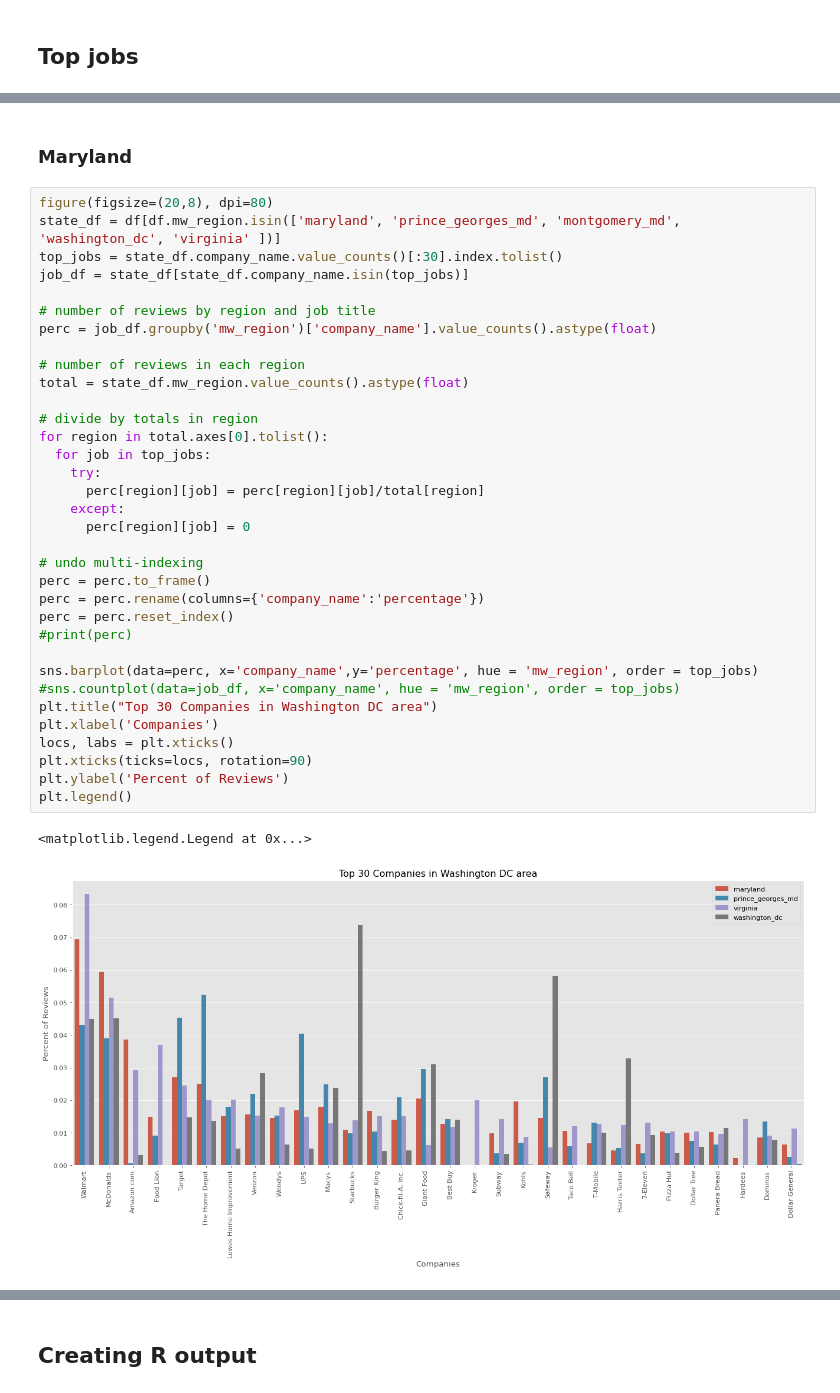
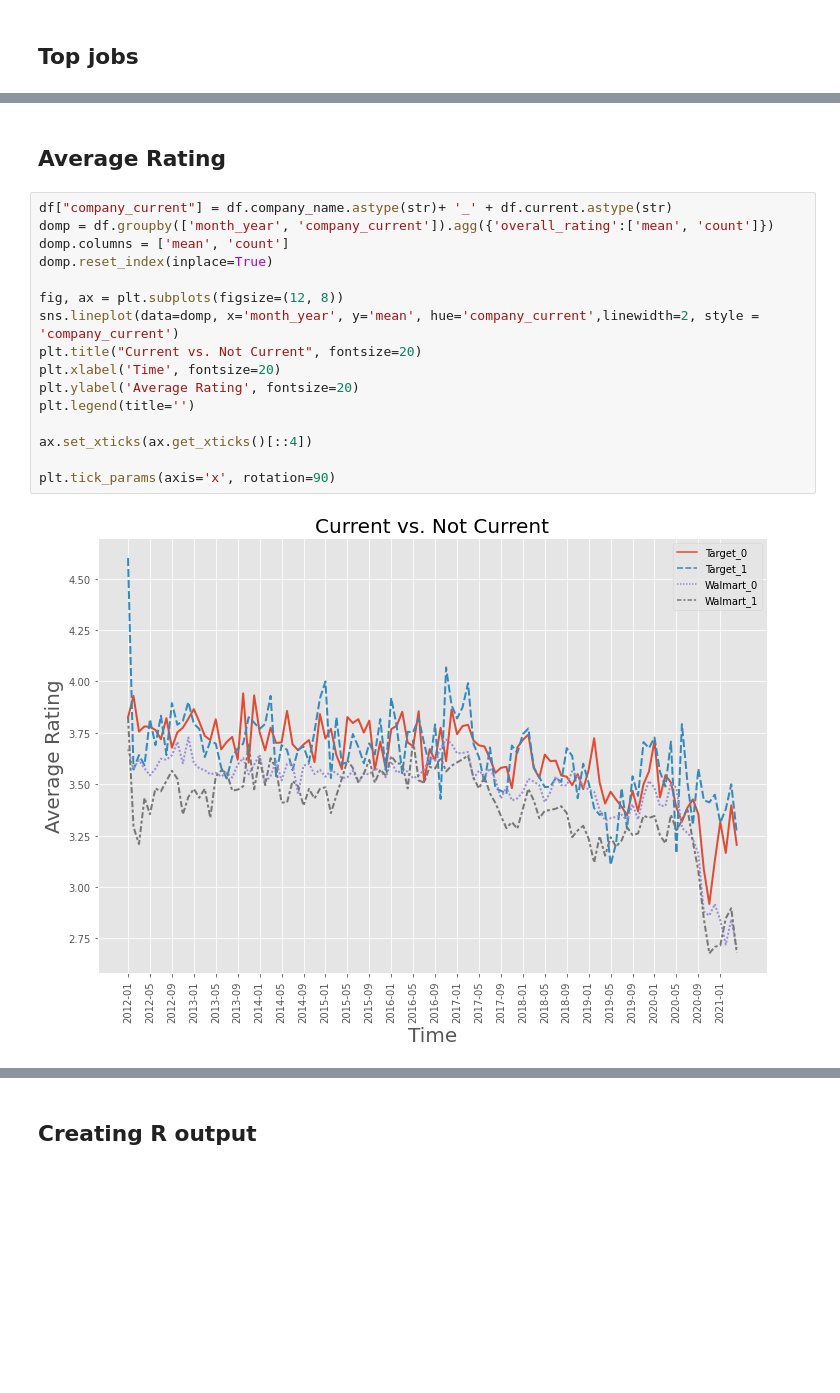
Before and after one commit to catabia/indeed, a Jupyter notebook: walmart_target.ipynb, the cells around one changed output, grey strips where cells are left out. Drawn from its saved outputs; the diff is of its cells as text; blank space fills up the shorter version.

```diff
--- a/walmart_target.ipynb
+++ b/walmart_target.ipynb
@@ -967,39 +360,20 @@ plt.legend()
-# %% [markdown]
-### Maryland
-# %%
-figure(figsize=(20,8), dpi=80)
-state_df = df[df.mw_region.isin(['maryland', 'prince_georges_md', 'montgomery_md', 'washington_dc', 'virginia' ])]
-top_jobs = state_df.company_name.value_counts()[:30].index.tolist()
-job_df = state_df[state_df.company_name.isin(top_jobs)]
-
-# number of reviews by region and job title
-perc = job_df.groupby('mw_region')['company_name'].value_counts().astype(float)
-
-# number of reviews in each region
-total = state_df.mw_region.value_counts().astype(float)
-
-# divide by totals in region
-for region in total.axes[0].tolist():
-  for job in top_jobs:
-    try:
-      perc[region][job] = perc[region][job]/total[region]
-    except:
-      perc[region][job] = 0
-
-# undo multi-indexing
-perc = perc.to_frame()
-perc = perc.rename(columns={'company_name':'percentage'})
-perc = perc.reset_index()
-#print(perc)
-
-sns.barplot(data=perc, x='company_name',y='percentage', hue = 'mw_region', order = top_jobs)
-#sns.countplot(data=job_df, x='company_name', hue = 'mw_region', order = top_jobs)
-plt.title("Top 30 Companies in Washington DC area")
-plt.xlabel('Companies')
-locs, labs = plt.xticks()
-plt.xticks(ticks=locs, rotation=90)
-plt.ylabel('Percent of Reviews')
-plt.legend()
-# %% [output]
-<matplotlib.legend.Legend at 0x...>
-[figure, removed]
+# %% [markdown]
+## **Average Rating**
+# %%
+df["company_current"] = df.company_name.astype(str)+ '_' + df.current.astype(str)
+domp = df.groupby(['month_year', 'company_current']).agg({'overall_rating':['mean', 'count']})
+domp.columns = ['mean', 'count']
+domp.reset_index(inplace=True)
+
+fig, ax = plt.subplots(figsize=(12, 8))
+sns.lineplot(data=domp, x='month_year', y='mean', hue='company_current',linewidth=2, style = 'company_current')
+plt.title("Current vs. Not Current", fontsize=20)
+plt.xlabel('Time', fontsize=20)
+plt.ylabel('Average Rating', fontsize=20)
+plt.legend(title='')
+
+ax.set_xticks(ax.get_xticks()[::4])
+
+plt.tick_params(axis='x', rotation=90)
+# %% [output]
+[figure, added]
```
Also changed, not shown: parts of 73 cells of this notebook.
